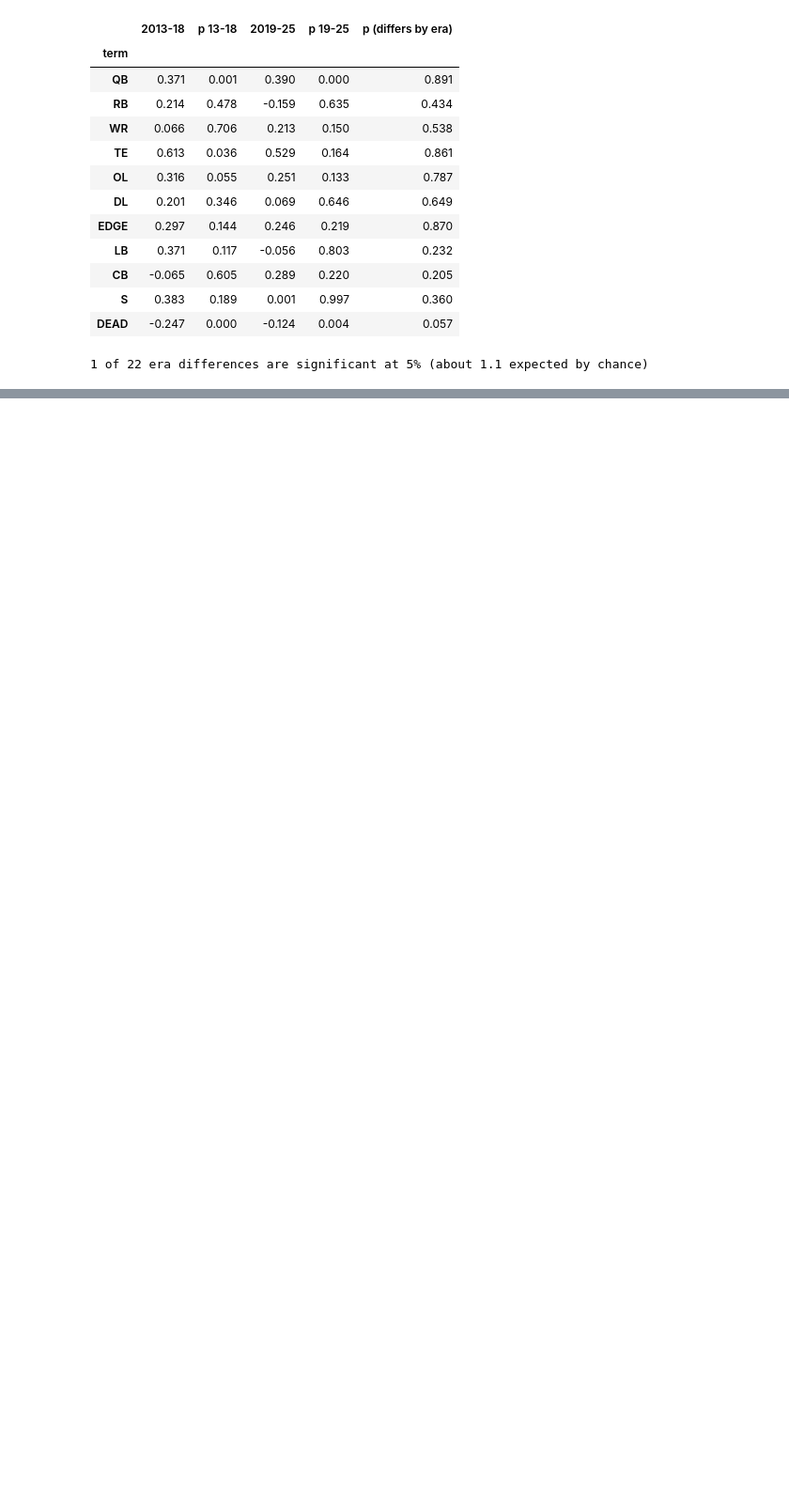
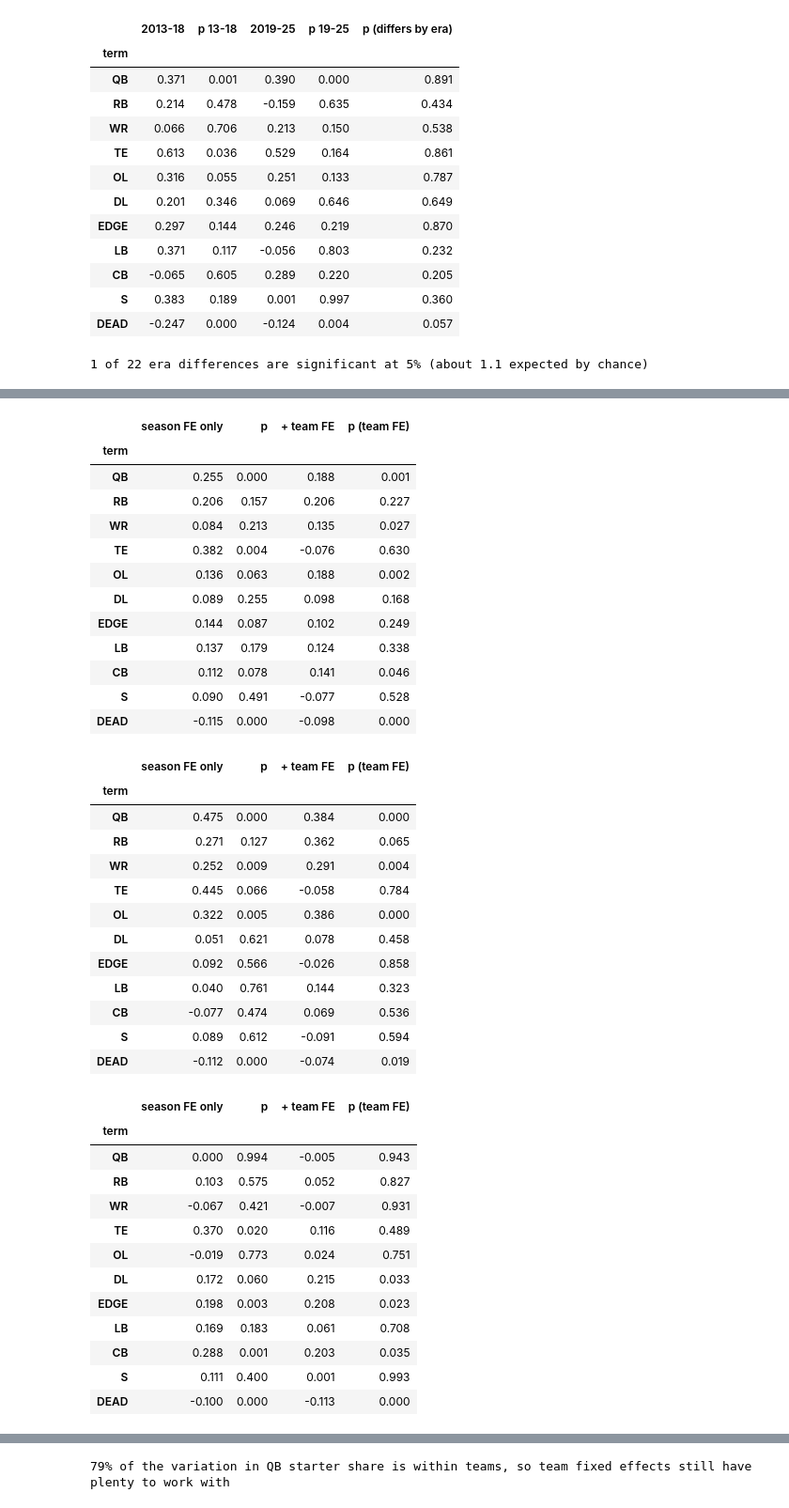
Before and after one commit to noahfighter883/nfl-position-value, a Jupyter notebook: analysis.ipynb, the cells around one changed output, grey strips where cells are left out. Shown at 94% size. Drawn from its saved outputs; the diff is of its cells as text; code cells hidden in the pictures; blank space fills up the shorter version.

Commit message:
Add team fixed effects and out-of-sample checks; temper the explained-variance claims
Co-Authored-By: Claude Sonnet 5.5 <noreply@anthropic.com>

```diff
--- a/analysis.ipynb
+++ b/analysis.ipynb
@@ -1467,0 +1481,56 @@ print(f"{n_diff} of {len(era)} era differences are significant at 5% (about {0.0
+# %%
+# The joint model compares teams within a season, so a position's coefficient could just reflect franchise quality ("good organizations pay
+# quarterbacks"). Adding a fixed effect for each team asks a stricter question: does a team do better in years when it spends MORE than its own norm?
+TERMS = [f"{p}_st" for p in POS] + ["DEAD_pp"]
+RHS_T = " + ".join(TERMS) + " + ST_pct"
+Y_T = {"point diff/game": ("pt_diff_pg", 1), "offense EPA/100": ("off100", 1), "defense EPA/100": ("def100", 1), "finish (places gained)": ("finish", -1)}
+rows = []
+for lab, (y, sgn) in Y_T.items():
+    a, b = fit(f"{y} ~ {RHS_T}"), fit(f"{y} ~ {RHS_T} + C(team)")
+    for t in TERMS:
+        rows.append({"outcome": lab, "term": t.replace("_st", "").replace("_pp", ""), "season FE only": sgn * a.params[t], "p": a.pvalues[t],
+                     "+ team FE": sgn * b.params[t], "p (team FE)": b.pvalues[t]})
+fe_tbl = pd.DataFrame(rows)
+for lab in Y_T:
+    display(fe_tbl[fe_tbl.outcome == lab].drop(columns="outcome").set_index("term").round(3))
+print(f"{1 - ts.groupby('team').QB_st.transform('mean').var() / ts.QB_st.var():.0%} of the variation in QB starter share is within teams, so team fixed effects still have plenty to work with")
+# %% [output]
+|  | season FE only | p | + team FE | p (team FE) |
+| term |  |  |  |  |
+| QB | 0.255 | 0.000 | 0.188 | 0.001 |
+| RB | 0.206 | 0.157 | 0.206 | 0.227 |
+| WR | 0.084 | 0.213 | 0.135 | 0.027 |
+| TE | 0.382 | 0.004 | -0.076 | 0.630 |
+| OL | 0.136 | 0.063 | 0.188 | 0.002 |
+| DL | 0.089 | 0.255 | 0.098 | 0.168 |
+| EDGE | 0.144 | 0.087 | 0.102 | 0.249 |
+| LB | 0.137 | 0.179 | 0.124 | 0.338 |
+| CB | 0.112 | 0.078 | 0.141 | 0.046 |
+| S | 0.090 | 0.491 | -0.077 | 0.528 |
+| DEAD | -0.115 | 0.000 | -0.098 | 0.000 |
+|  | season FE only | p | + team FE | p (team FE) |
+| term |  |  |  |  |
+| QB | 0.475 | 0.000 | 0.384 | 0.000 |
+| RB | 0.271 | 0.127 | 0.362 | 0.065 |
+| WR | 0.252 | 0.009 | 0.291 | 0.004 |
+| TE | 0.445 | 0.066 | -0.058 | 0.784 |
+| OL | 0.322 | 0.005 | 0.386 | 0.000 |
+| DL | 0.051 | 0.621 | 0.078 | 0.458 |
+| EDGE | 0.092 | 0.566 | -0.026 | 0.858 |
+| LB | 0.040 | 0.761 | 0.144 | 0.323 |
+| CB | -0.077 | 0.474 | 0.069 | 0.536 |
+| S | 0.089 | 0.612 | -0.091 | 0.594 |
+| DEAD | -0.112 | 0.000 | -0.074 | 0.019 |
+|  | season FE only | p | + team FE | p (team FE) |
+| term |  |  |  |  |
+| QB | 0.000 | 0.994 | -0.005 | 0.943 |
+| RB | 0.103 | 0.575 | 0.052 | 0.827 |
+| WR | -0.067 | 0.421 | -0.007 | 0.931 |
+| TE | 0.370 | 0.020 | 0.116 | 0.489 |
+| OL | -0.019 | 0.773 | 0.024 | 0.751 |
+| DL | 0.172 | 0.060 | 0.215 | 0.033 |
+| EDGE | 0.198 | 0.003 | 0.208 | 0.023 |
+| LB | 0.169 | 0.183 | 0.061 | 0.708 |
+| CB | 0.288 | 0.001 | 0.203 | 0.035 |
+| S | 0.111 | 0.400 | 0.001 | 0.993 |
+| DEAD | -0.100 | 0.000 | -0.113 | 0.000 |
@@ -1467,0 +1550 @@ print(f"{n_diff} of {len(era)} era differences are significant at 5% (about {0.0
+79% of the variation in QB starter share is within teams, so team fixed effects still have plenty to work with
```
Also changed, not shown: parts of 5 cells of this notebook, 3 other files.
